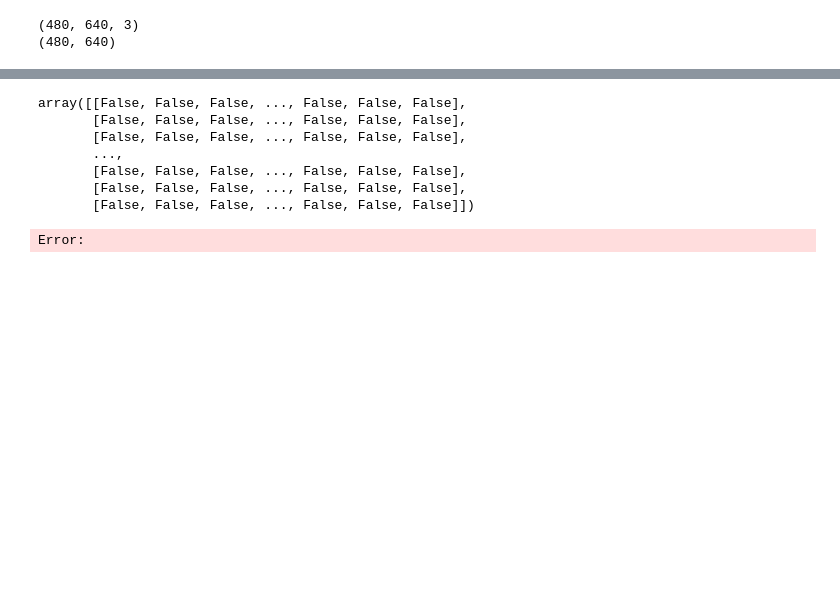
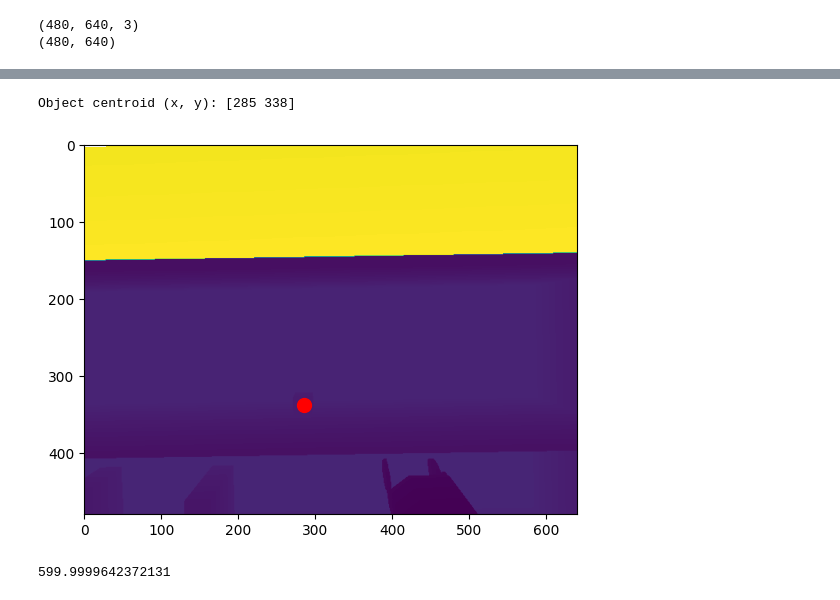
Before and after one commit to weiiitt/Grocery-Shopper, a Jupyter notebook: controllers/grocery_shopper/image_tools_test.ipynb, the cells around one changed output, grey strips where cells are left out. Saved outputs shown, nothing was run; the diff lists cells and outputs as text; code cells hidden in the pictures; blank space fills up the shorter version.

```diff
--- a/controllers/grocery_shopper/image_tools_test.ipynb
+++ b/controllers/grocery_shopper/image_tools_test.ipynb
@@ -168,11 +119,16 @@ Visualizing 1 object point clouds. Close the window to continue.
-# %%
-object_masks
-# %% [output]
-array([[False, False, False, ..., False, False, False],
-       [False, False, False, ..., False, False, False],
-       [False, False, False, ..., False, False, False],
-       ...,
-       [False, False, False, ..., False, False, False],
-       [False, False, False, ..., False, False, False],
-       [False, False, False, ..., False, False, False]])
-Error:
+# %%
+rows, cols = np.where(object_mask)
+centroid = np.array([np.round(np.mean(cols)), np.round(np.mean(rows))], dtype=int)
+print(f"Object centroid (x, y): {centroid}")
+# %% [output]
+Object centroid (x, y): [285 338]
+# %%
+plt.imshow(depth_image)
+plt.scatter(centroid[0], centroid[1], color='red', s=100)
+plt.show()
+# %% [output]
+[figure, added]
+# %%
+depth_image[centroid[1],centroid[0]]
+# %% [output]
+599.9999642372131
```
Also changed, not shown: parts of 8 cells of this notebook, 12 other files.
